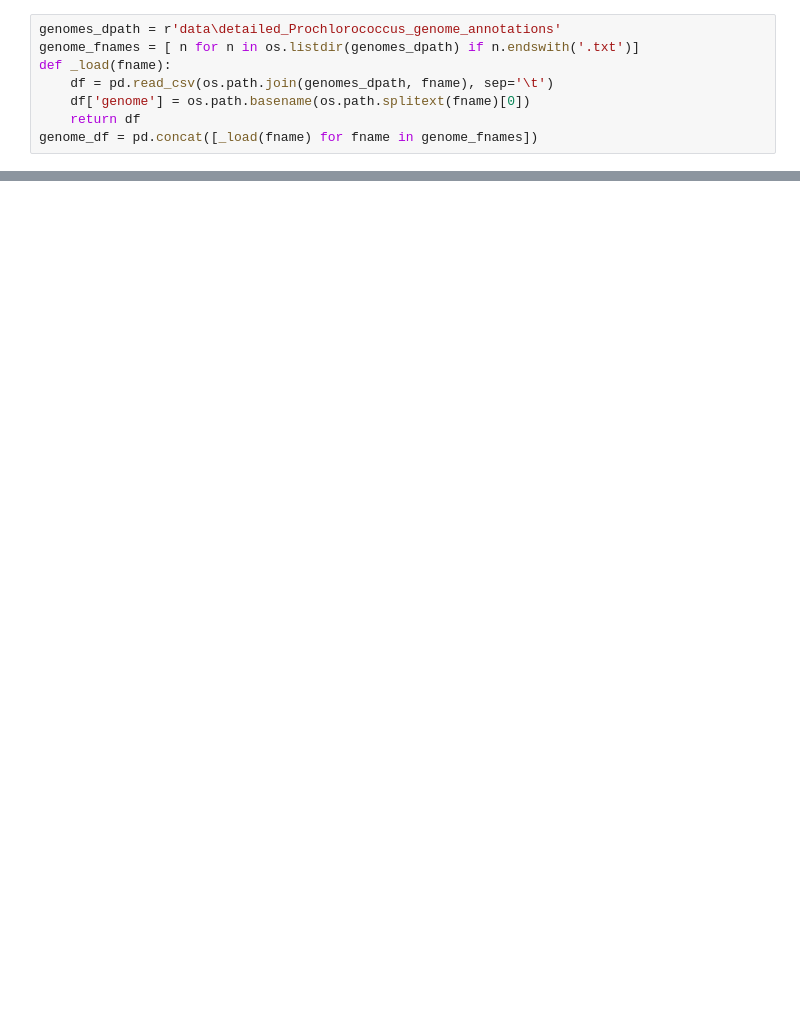
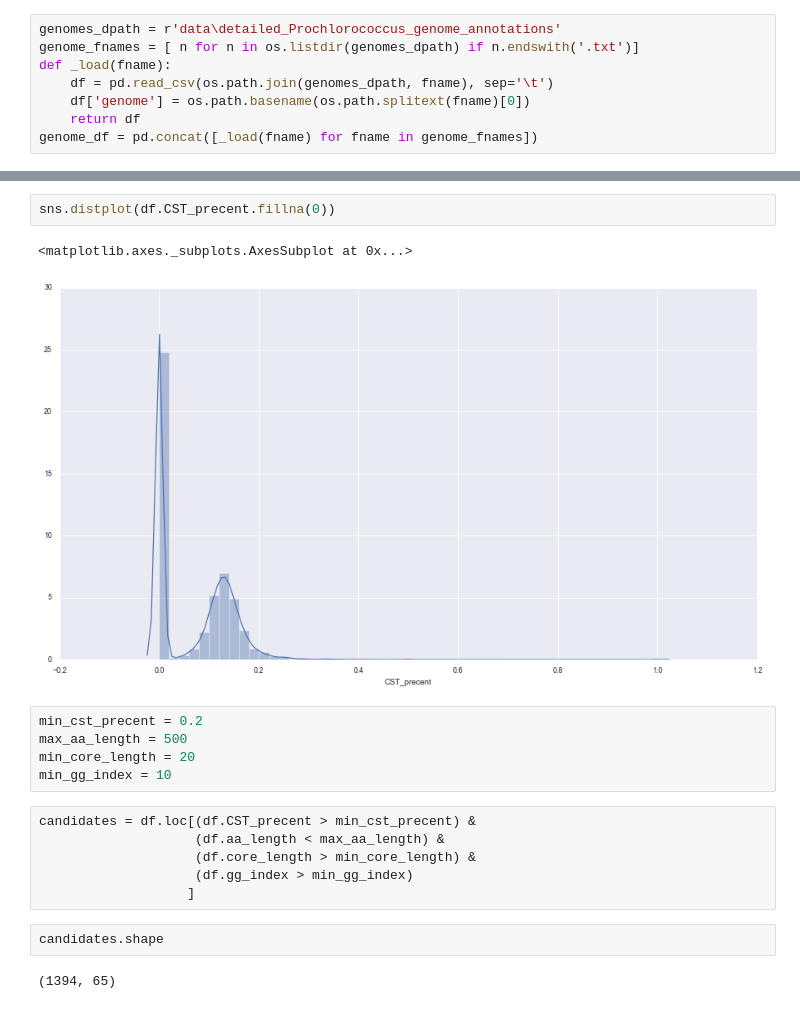
Before and after one commit to wosnat/sep, a Jupyter notebook: ripp try1 3_7_2019.ipynb, the cells around one changed output, grey strips where cells are left out. Drawn from its saved outputs; the diff is of its cells as text; blank space fills up the shorter version.

```diff
--- a/ripp try1 3_7_2019.ipynb
+++ b/ripp try1 3_7_2019.ipynb
@@ -81,0 +226,20 @@ genome_df['SCT'] = genome_df['aa_sequence'].str.find('GG')
+# %%
+sns.distplot(df.CST_precent.fillna(0))
+# %% [output]
+<matplotlib.axes._subplots.AxesSubplot at 0x...>
+[figure, added]
+# %%
+min_cst_precent = 0.2
+max_aa_length = 500
+min_core_length = 20
+min_gg_index = 10
+# %%
+candidates = df.loc[(df.CST_precent > min_cst_precent) &
+                    (df.aa_length < max_aa_length) &
+                    (df.core_length > min_core_length) &
+                    (df.gg_index > min_gg_index)
+                   ]
+# %%
+candidates.shape
+# %% [output]
+(1394, 65)
```
Also changed, not shown: parts of 25 cells of this notebook.
